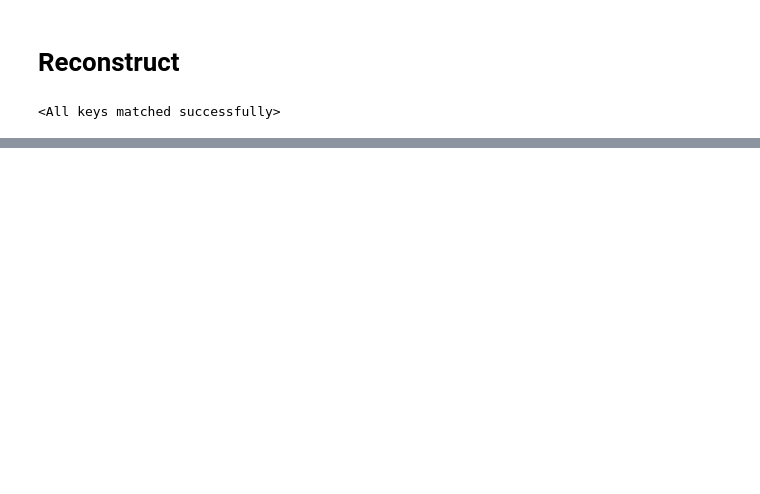
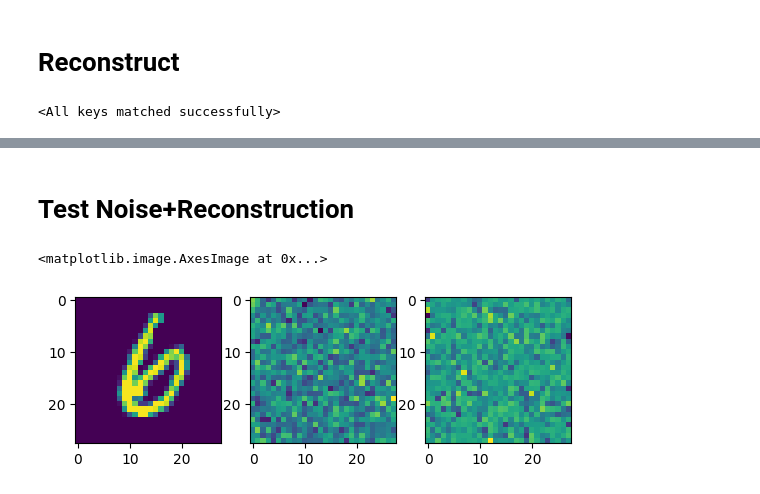
Before and after one commit to ch1nq/pml2023, a Jupyter notebook: exam/MNISTDiffusion/Diffusion.ipynb, the cells around one changed output, grey strips where cells are left out. Drawn from its saved outputs; the diff is of its cells as text; code cells hidden in the pictures; blank space fills up the shorter version.

```diff
--- a/exam/MNISTDiffusion/Diffusion.ipynb
+++ b/exam/MNISTDiffusion/Diffusion.ipynb
@@ -133,2 +162,32 @@ plt.imshow(samples[0,0].detach().cpu().numpy())
 # %%
 save_image(samples,"results/steps_{:0>8}.png".format(global_steps),nrow=int(math.sqrt(n_samples)))
+# %% [markdown]
+# Test Noise+Reconstruction
+# %%
+batch0 = next(iter(test_loader))[0].to(device)
+noise = torch.randn_like(batch0).to(device)
+pred_noise = model_ema(batch0, noise)
+# %%
+def reconstruct(model, x_t, noise, batch_size, clipped_reverse_diffusion=True, device="cuda"):
+    for i in tqdm(range(timesteps-1, -1, -1), desc="Reconstruct"):
+        t = torch.tensor([i for _ in range(batch_size)]).to(device)
+
+        if clipped_reverse_diffusion:
+            x_t = model._reverse_diffusion_with_clip(x_t, t, noise)
+        else:
+            x_t = model._reverse_diffusion(x_t, t, noise)
+
+    x_t=(x_t+1.)/2. #[-1,1] to [0,1]
+
+    return x_t
+
+recon_pred = reconstruct(model_ema.module, pred_noise, noise, batch_size, clipped_reverse_diffusion=not no_clip, device=device)
+# %%
+fig, axs = plt.subplots(1, 3)
+
+axs[0].imshow(batch0.detach().cpu().numpy()[1,0])
+axs[1].imshow(pred_noise.detach().cpu().numpy()[0,0])
+axs[2].imshow(recon_pred.detach().cpu().numpy()[1,0])
+# %% [output]
+<matplotlib.image.AxesImage at 0x...>
+[figure, added]
```
Also changed, not shown: parts of 8 cells of this notebook, 7 other files.
